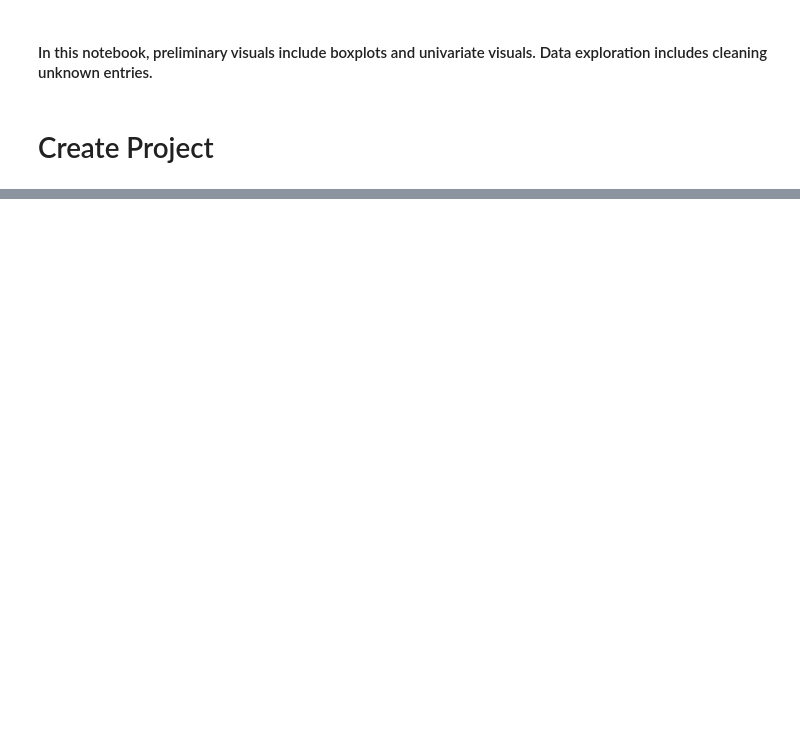
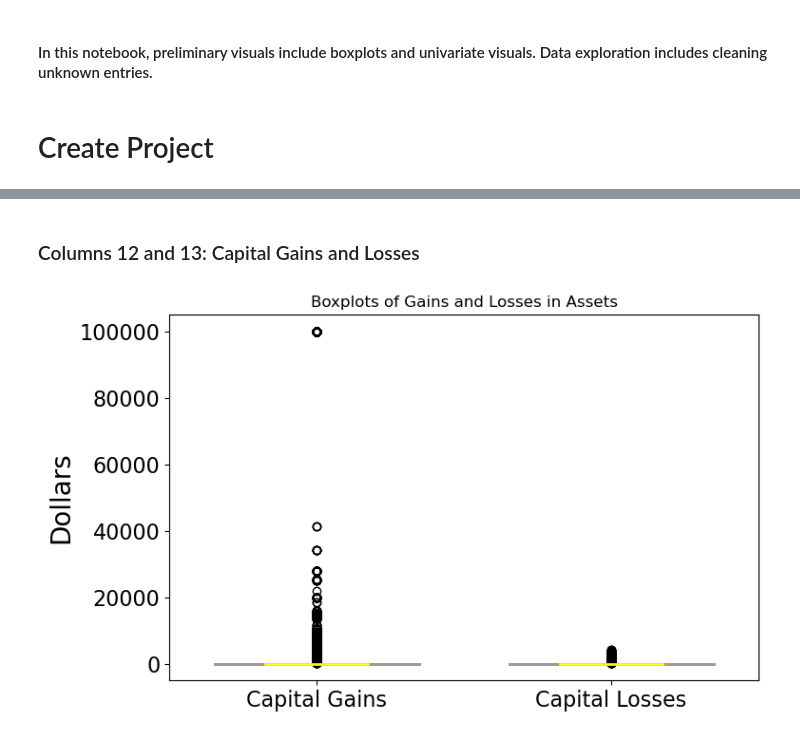
Before and after one commit to Elispreng/Census_1990, a Jupyter notebook: Visuals and Data Exploration.ipynb, the cells around one changed output, grey strips where cells are left out. Saved outputs shown, nothing was run; the diff lists cells and outputs as text; code cells hidden in the pictures; blank space fills up the shorter version.

```diff
--- a/Visuals and Data Exploration.ipynb
+++ b/Visuals and Data Exploration.ipynb
@@ -47,0 +307,23 @@ adult_df = pd.read_csv(filename2)
+# %% [markdown]
+### Columns 12 and 13: Capital Gains and Losses
+# %%
+# create boxplots for the mean of capital gains  and capital losses
+
+fig, axes = plt.subplots(nrows = 1, ncols = 1, figsize = (8,5))
+boxplots = axes.boxplot([adult_df['capital-gain'], adult_df['capital-loss']],
+           notch = True,
+           labels=['Capital Gains', 'Capital Losses'],
+           widths = .7,
+           patch_artist=True,
+           medianprops = dict(linestyle='-', linewidth=2, color='Yellow'),
+           boxprops = dict(linestyle='--', linewidth=2, color='Black', facecolor = 'blue', alpha = .4)
+          );
+boxplot1 = boxplots['boxes'][0]
+boxplot1.set_facecolor('orange')
+plt.ylabel('Dollars', fontsize = 20);
+plt.xticks(fontsize = 16);
+plt.title("Boxplots of Gains and Losses in Assets")
+
+plt.yticks(fontsize = 16);
+# %% [output]
+[figure, added]
```
Also changed, not shown: parts of 26 cells of this notebook, 6 other files.
